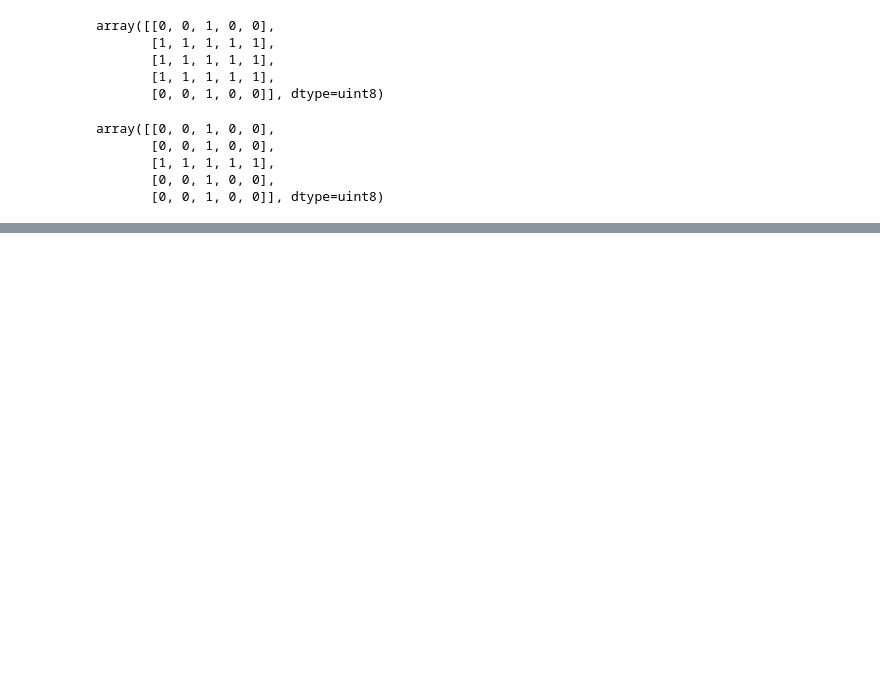
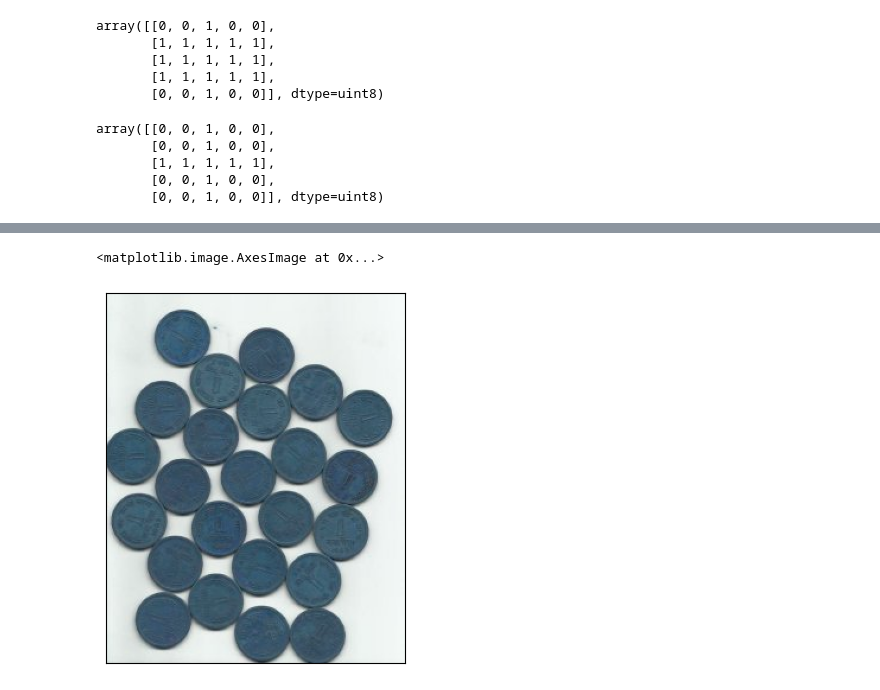
Before and after one commit to gangaholi/KSIT_CSE, a Jupyter notebook: 06_Thresholding_segmentation_Morphological_Transformations.ipynb, the cells around one changed output, grey strips where cells are left out. Cells and saved outputs as stored; diff of their text form; code cells hidden in the pictures; blank space fills up the shorter version.

```diff
--- a/06_Thresholding_segmentation_Morphological_Transformations.ipynb
+++ b/06_Thresholding_segmentation_Morphological_Transformations.ipynb
@@ -216,0 +241,12 @@ https://towardsdatascience.com/understanding-morphological-image-processing-and-
+# %%
+import numpy as np
+import cv2 as cv
+from matplotlib import pyplot as plt
+img = cv.imread('Images/water_coins.jpg')
+assert img is not None, "file could not be read, check with os.path.exists()"
+gray = cv.cvtColor(img,cv.COLOR_BGR2GRAY)
+plt.xticks([]), plt.yticks([])
+plt.imshow(img)
+# %% [output]
+<matplotlib.image.AxesImage at 0x...>
+[figure, added]
```
Also changed, not shown: parts of 12 cells of this notebook, 3 other files.
